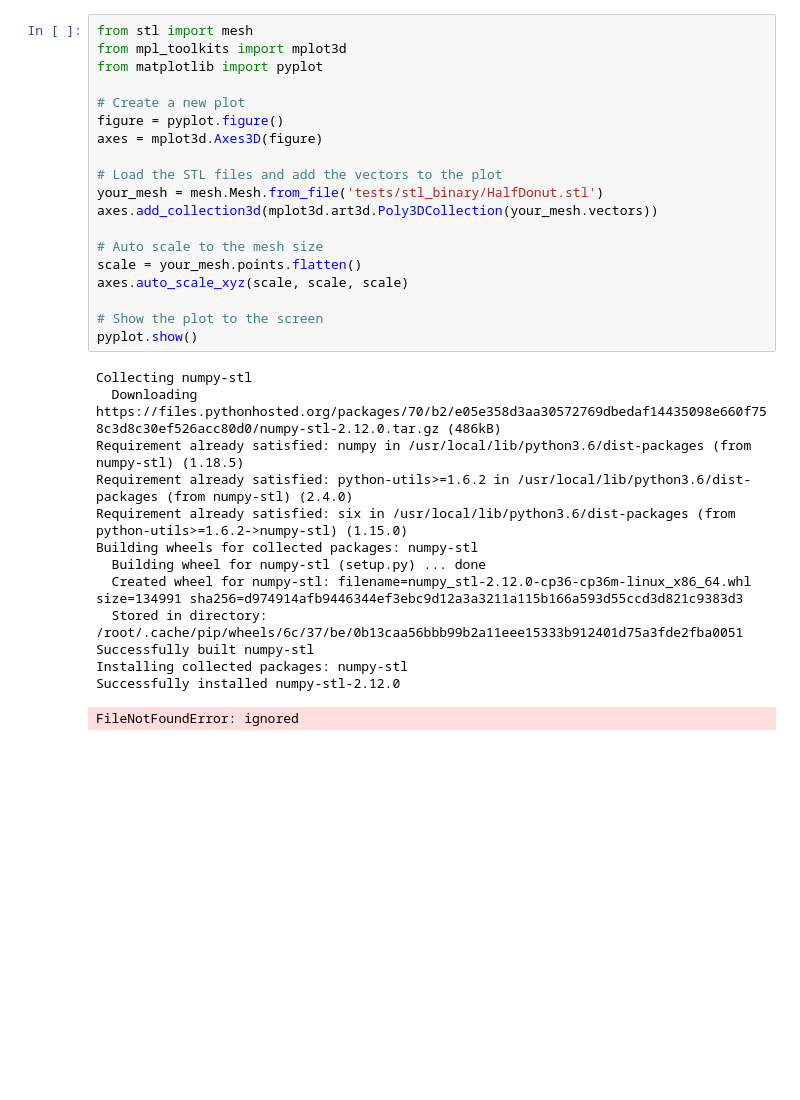
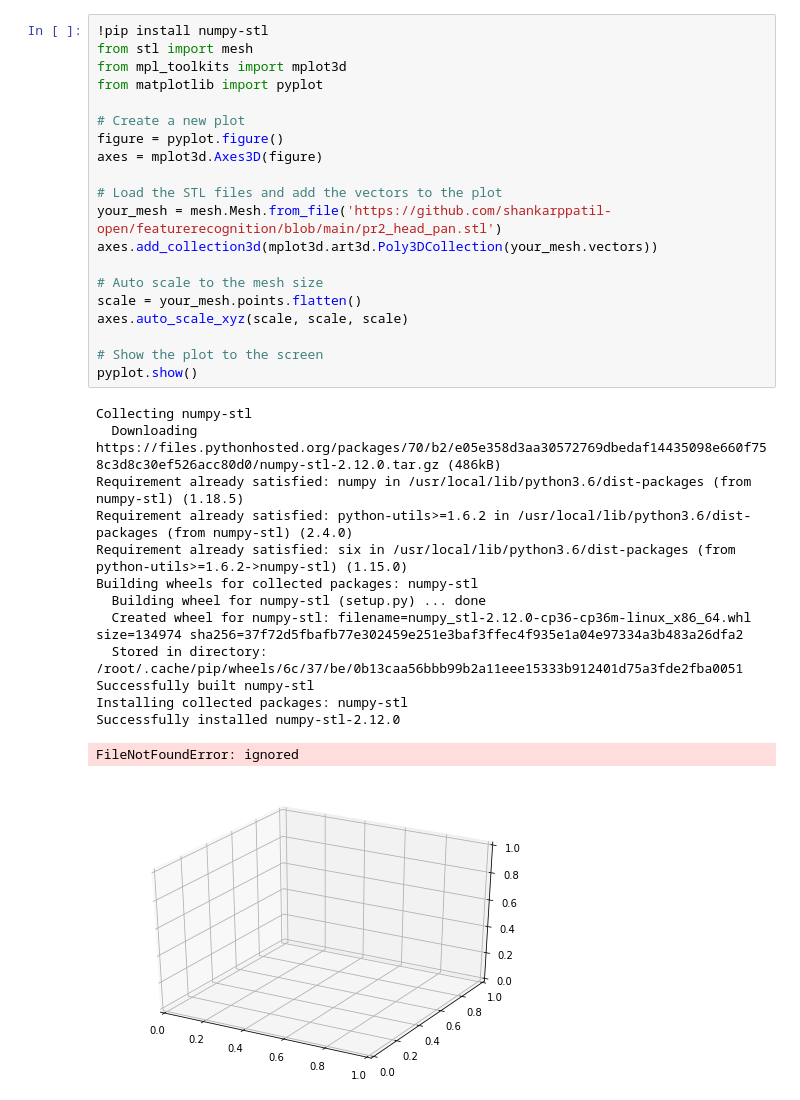
Before and after one commit to shankarppatil-open/featurerecognition, a Jupyter notebook: STLLoader.ipynb, the cells around one changed output. Cells and saved outputs as stored; diff of their text form; blank space fills up the shorter version.

```diff
--- a/STLLoader.ipynb
+++ b/STLLoader.ipynb
@@ -1,35 +1,37 @@
 # %% [markdown]
 <a href="https://colab.research.google.com/github/shankarppatil-open/featurerecognition/blob/main/STLLoader.ipynb" target="_parent"><img src="https://colab.research.google.com/assets/colab-badge.svg" alt="Open In Colab"/></a>
 # %%
+!pip install numpy-stl
 from stl import mesh
 from mpl_toolkits import mplot3d
 from matplotlib import pyplot
 
 # Create a new plot
 figure = pyplot.figure()
 axes = mplot3d.Axes3D(figure)
 
 # Load the STL files and add the vectors to the plot
-your_mesh = mesh.Mesh.from_file('tests/stl_binary/HalfDonut.stl')
+your_mesh = mesh.Mesh.from_file('https://github.com/shankarppatil-open/featurerecognition/blob/main/pr2_head_pan.stl')
 axes.add_collection3d(mplot3d.art3d.Poly3DCollection(your_mesh.vectors))
 
 # Auto scale to the mesh size
 scale = your_mesh.points.flatten()
 axes.auto_scale_xyz(scale, scale, scale)
 
 # Show the plot to the screen
 pyplot.show()
 # %% [output]
 Collecting numpy-stl
   Downloading https://files.pythonhosted.org/packages/70/b2/e05e358d3aa30572769dbedaf14435098e660f758c3d8c30ef526acc80d0/numpy-stl-2.12.0.tar.gz (486kB)
 Requirement already satisfied: numpy in /usr/local/lib/python3.6/dist-packages (from numpy-stl) (1.18.5)
 Requirement already satisfied: python-utils>=1.6.2 in /usr/local/lib/python3.6/dist-packages (from numpy-stl) (2.4.0)
 Requirement already satisfied: six in /usr/local/lib/python3.6/dist-packages (from python-utils>=1.6.2->numpy-stl) (1.15.0)
 Building wheels for collected packages: numpy-stl
   Building wheel for numpy-stl (setup.py) ... done
-  Created wheel for numpy-stl: filename=numpy_stl-2.12.0-cp36-cp36m-linux_x86_64.whl size=134991 sha256=d974914afb9446344ef3ebc9d12a3a3211a115b166a593d55ccd3d821c9383d3
+  Created wheel for numpy-stl: filename=numpy_stl-2.12.0-cp36-cp36m-linux_x86_64.whl size=134974 sha256=37f72d5fbafb77e302459e251e3baf3ffec4f935e1a04e97334a3b483a26dfa2
   Stored in directory: /root/.cache/pip/wheels/6c/37/be/0b13caa56bbb99b2a11eee15333b912401d75a3fde2fba0051
 Successfully built numpy-stl
 Installing collected packages: numpy-stl
 Successfully installed numpy-stl-2.12.0
 FileNotFoundError: ignored
+[figure, added]
```
